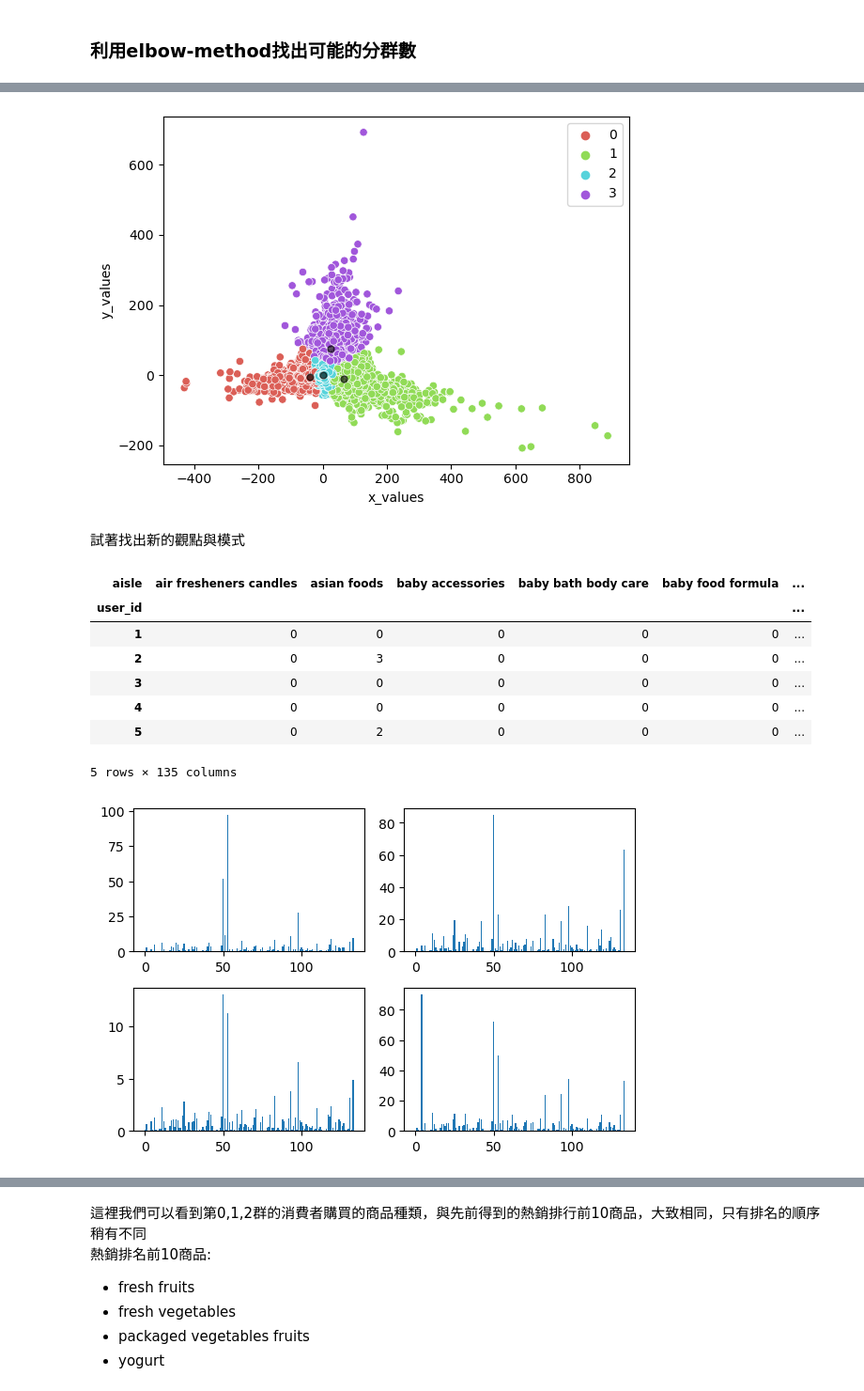
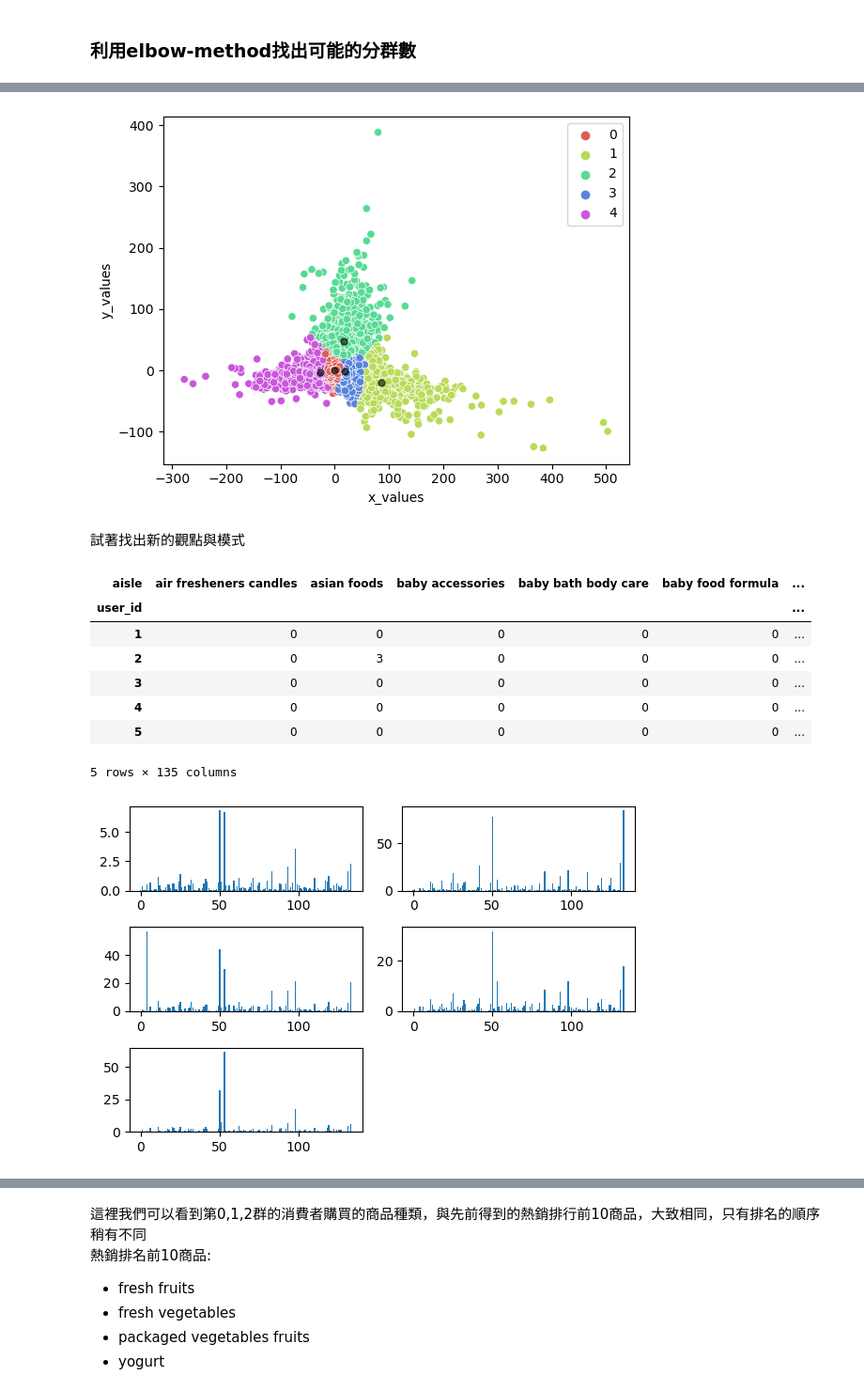
Before and after one commit to JeffHu520/customer-segment-project, a Jupyter notebook: customer segment.ipynb, the cells around one changed output, grey strips where cells are left out. Shown at 94% size. Cells and saved outputs as stored; diff of their text form; code cells hidden in the pictures.

```diff
--- a/customer segment.ipynb
+++ b/customer segment.ipynb
@@ -128,6 +128,8 @@ plt.show()
 每天的下單時間集中白天，10到16點之間
 # %%
 # 製作新的data frame，內容包含幾乎所有訊息
+# 因資料集龐大，隨機抽取60%的資料來進行後續分析
+order_products_prior=order_products_prior.sample(frac=0.6,random_state=2023)
 merged_df=pd.merge(order_products_prior, products, on=['product_id','product_id'])
 merged_df=pd.merge(merged_df, orders, on=['order_id','order_id'])
 merged_df=pd.merge(merged_df, aisles, on=['aisle_id','aisle_id'])
@@ -255,6 +257,6 @@ Text(0.5, 1.0, 'KMeans elbow w/t Age')
 # %%
-#用KMeans將消費者分成4群並找出群中點
-kmeans = KMeans(n_clusters=4,random_state=2023).fit(tocluster)
+#用KMeans將消費者分成5群並找出群中點
+kmeans = KMeans(n_clusters=5,random_state=2023).fit(tocluster)
 centers = kmeans.cluster_centers_
 c_preds = kmeans.predict(tocluster)
 print(centers)
@@ -269,7 +272,7 @@ sns.scatterplot(
     x=tocluster[1],
     y=tocluster[4],
     hue=c_preds,
-    palette = sns.color_palette('hls', 4)
+    palette = sns.color_palette('hls', 5)
 )
 for ci,c in enumerate(centers):
     plt.plot(c[0], c[1], 'o', markersize=5, color='black', alpha=0.6)
@@ -279,13 +282,13 @@ plt.ylabel('y_values')
 plt.legend()
 plt.show()
 # %% [output]
-[figure, old version]
+[figure, new version]
 # %% [markdown]
 試著找出新的觀點與模式
 # %%
-clustering_of_4_ct=user_aisle_ct.copy()
-clustering_of_4_ct['cluster']=c_preds
-clustering_of_4_ct.head()
+clustering_of_5_ct=user_aisle_ct.copy()
+clustering_of_5_ct['cluster']=c_preds
+clustering_of_5_ct.head()
 # %% [output]
 | aisle | air fresheners candles | asian foods | baby accessories | baby bath body care | baby food formula | ... |
 | user_id |  |  |  |  |  | ... |
@@ -293,25 +296,26 @@ clustering_of_4_ct.head()
 | 2 | 0 | 3 | 0 | 0 | 0 | ... |
 | 3 | 0 | 0 | 0 | 0 | 0 | ... |
 | 4 | 0 | 0 | 0 | 0 | 0 | ... |
-| 5 | 0 | 2 | 0 | 0 | 0 | ... |
+| 5 | 0 | 0 | 0 | 0 | 0 | ... |
 5 rows × 135 columns
 # %%
-fig,axs = plt.subplots(2,2,figsize=(6,4))
-feats=len(clustering_of_4_ct.drop('cluster',axis=1).columns)
-c0 = clustering_of_4_ct[clustering_of_4_ct.cluster==0].drop('cluster',axis=1).mean()
-axs[0, 0].bar(range(feats),c0)
-c1 = clustering_of_4_ct[clustering_of_4_ct.cluster==1].drop('cluster',axis=1).mean()
-axs[0, 1].bar(range(feats),c1)
-c2 = clustering_of_4_ct[clustering_of_4_ct.cluster==2].drop('cluster',axis=1).mean()
-axs[1, 0].bar(range(feats),c2)
-c3 = clustering_of_4_ct[clustering_of_4_ct.cluster==3].drop('cluster',axis=1).mean()
+fig,axs = plt.subplots(3,2,figsize=(6,4))
+feats=len(clustering_of_5_ct.drop('cluster',axis=1).columns)
+c0 = clustering_of_5_ct[clustering_of_5_ct.cluster==0].drop('cluster',axis=1).mean()
+axs[0,0].bar(range(feats),c0)
+c1 = clustering_of_5_ct[clustering_of_5_ct.cluster==1].drop('cluster',axis=1).mean()
+axs[0,1].bar(range(feats),c1)
+c2 = clustering_of_5_ct[clustering_of_5_ct.cluster==2].drop('cluster',axis=1).mean()
+axs[1,0].bar(range(feats),c2)
+c3 = clustering_of_5_ct[clustering_of_5_ct.cluster==3].drop('cluster',axis=1).mean()
 axs[1, 1].bar(range(feats),c3)
-#c4 = clustering_of_5_ct[clustering_of_5_ct.cluster==4].drop('cluster',axis=1).mean()
-#axs[1, 1].bar(range(feats),c4)
+c4 = clustering_of_5_ct[clustering_of_5_ct.cluster==4].drop('cluster',axis=1).mean()
+axs[2, 0].bar(range(feats),c4)
+plt.delaxes()
 plt.tight_layout()
 plt.show()
 # %% [output]
-[figure, old version]
+[figure, new version]
 # %%
 c0.sort_values(ascending=False)[:10]
 # %% [output]
```
Also changed, not shown: parts of 19 cells of this notebook.
